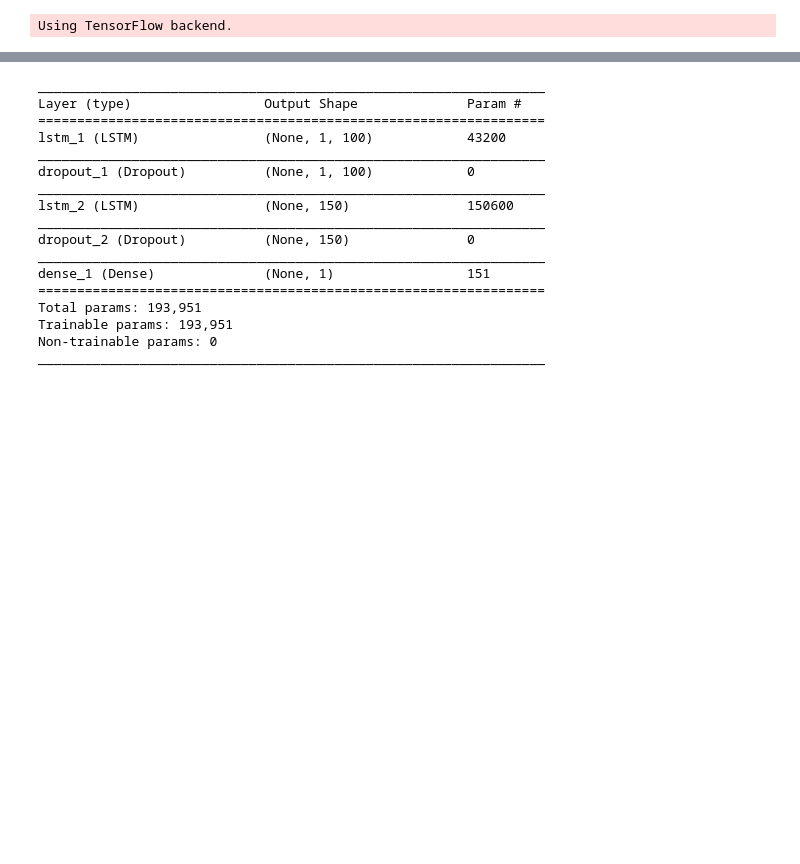
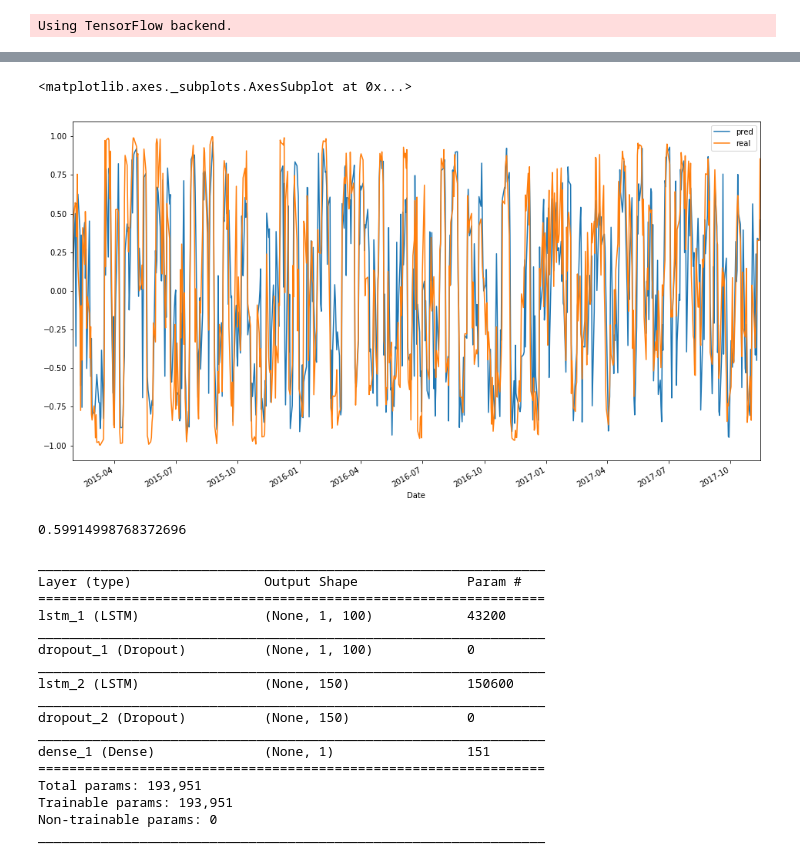
Before and after one commit to Robak23/forex_deep, a Jupyter notebook: Final/LSTM_model.ipynb, the cells around one changed output, grey strips where cells are left out. Saved outputs shown, nothing was run; the diff lists cells and outputs as text; code cells hidden in the pictures; blank space fills up the shorter version.

```diff
--- a/Final/LSTM_model.ipynb
+++ b/Final/LSTM_model.ipynb
@@ -112,3 +185,18 @@ validation_split = 0.05
+# %%
+pred = model.predict(test_arr_x, batch_size=batch_size)
+# %%
+df = pd.DataFrame(pred, columns=['pred'], index=test_y.index)
+# %%
+df['real'] = test_y
+# %%
+df.plot(figsize=(16,9))
+# %% [output]
+<matplotlib.axes._subplots.AxesSubplot at 0x...>
+[figure, added]
+# %%
+f.R_squared(df.pred, df.real)
+# %% [output]
+0.59914998768372696
 # %%
 x_train_np = x_train.values
 y_train_np = y_train.values
```
Also changed, not shown: parts of 19 cells of this notebook.
